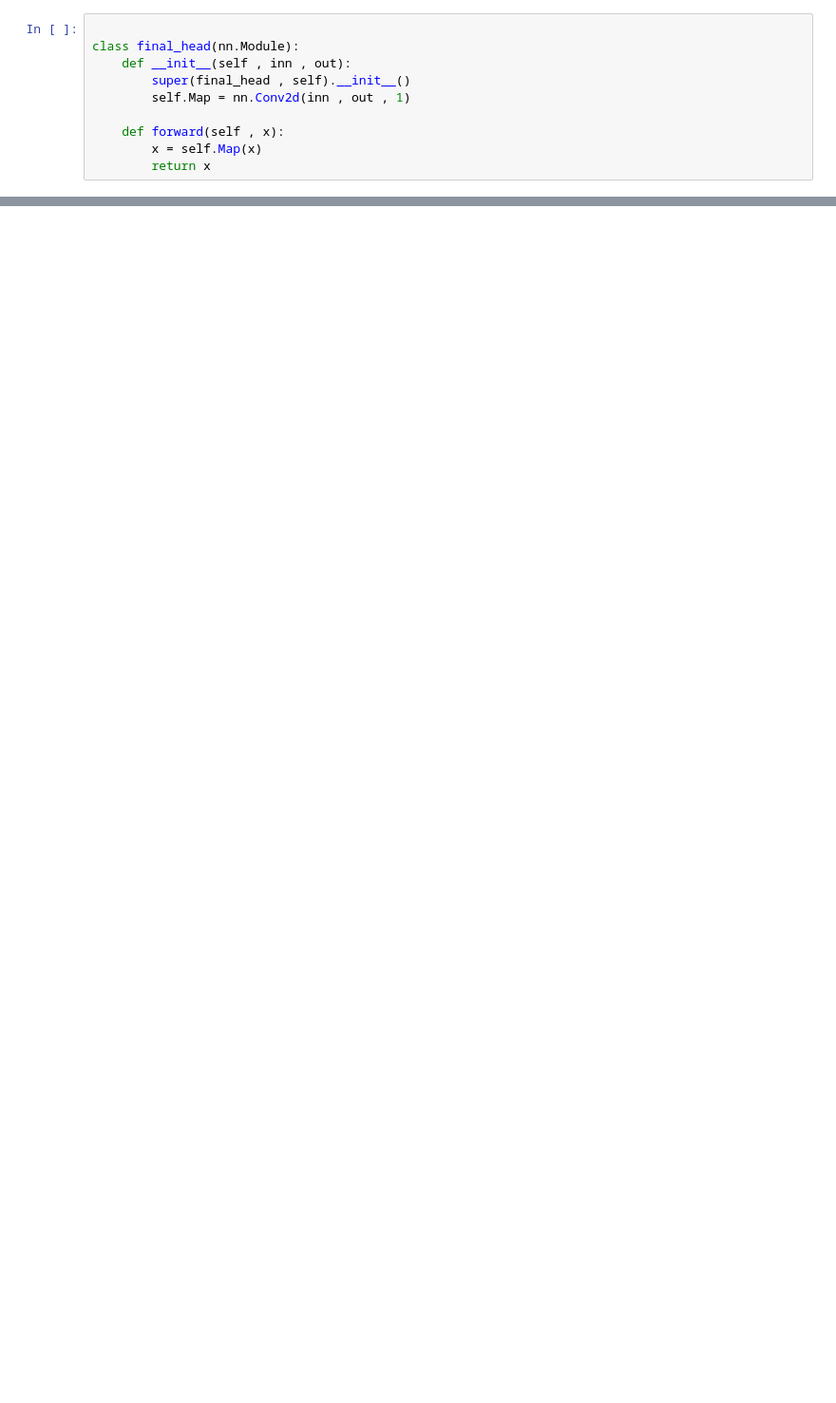
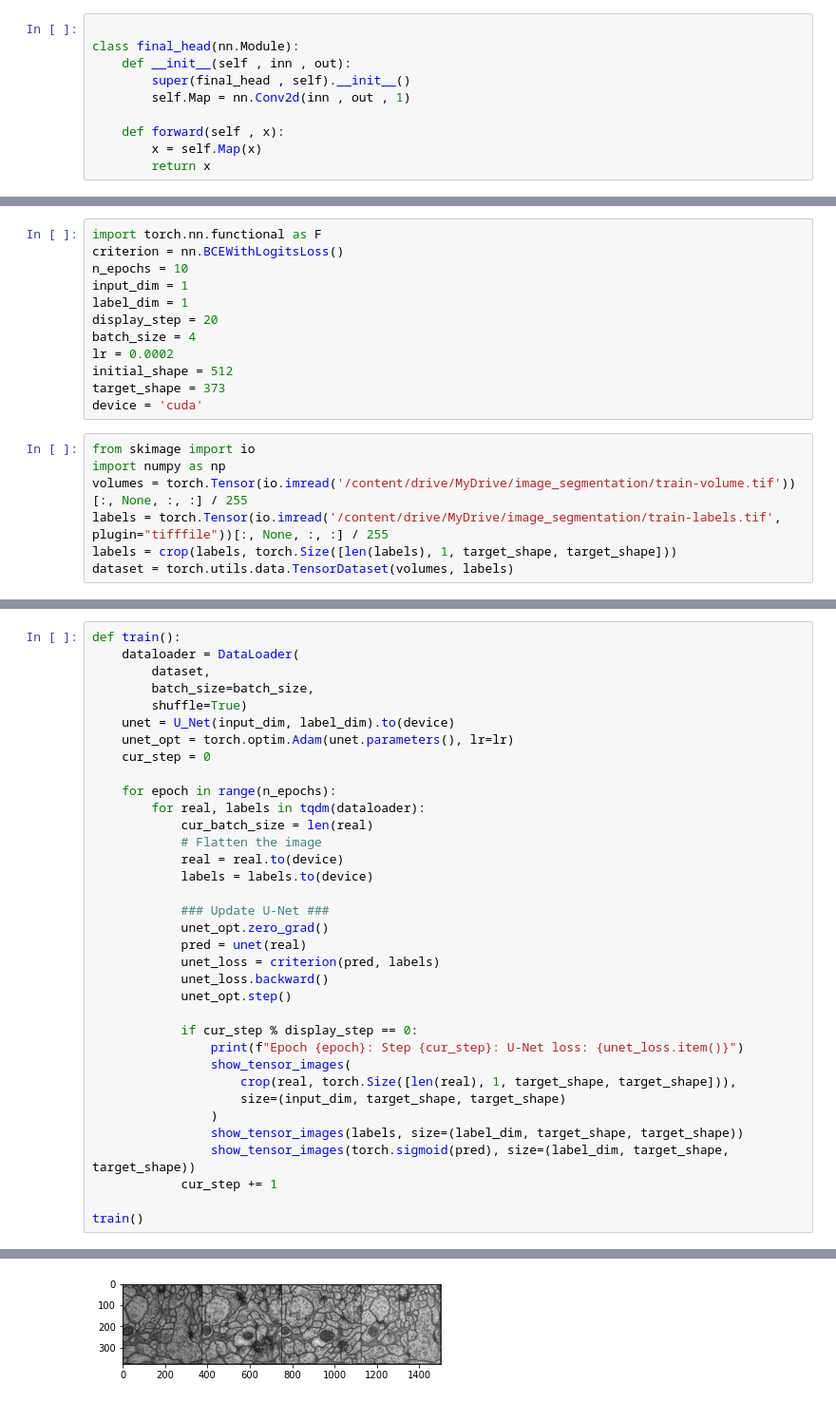
Before and after one commit to husnain-ali21/image_segmentation, a Jupyter notebook: Image_segmentation_with_U_Net.ipynb, the cells around one changed output, grey strips where cells are left out. Shown at 95% size. Cells and saved outputs as stored; diff of their text form; blank space fills up the shorter version.

```diff
--- a/Image_segmentation_with_U_Net.ipynb
+++ b/Image_segmentation_with_U_Net.ipynb
@@ -137,0 +126,19 @@ dict_keys([])
+# %%
+import torch.nn.functional as F
+criterion = nn.BCEWithLogitsLoss()
+n_epochs = 10
+input_dim = 1
+label_dim = 1
+display_step = 20
+batch_size = 4
+lr = 0.0002
+initial_shape = 512
+target_shape = 373
+device = 'cuda'
+# %%
+from skimage import io
+import numpy as np
+volumes = torch.Tensor(io.imread('/content/drive/MyDrive/image_segmentation/train-volume.tif'))[:, None, :, :] / 255
+labels = torch.Tensor(io.imread('/content/drive/MyDrive/image_segmentation/train-labels.tif', plugin="tifffile"))[:, None, :, :] / 255
+labels = crop(labels, torch.Size([len(labels), 1, target_shape, target_shape]))
+dataset = torch.utils.data.TensorDataset(volumes, labels)
@@ -137,0 +149,36 @@ dict_keys([])
+# %%
+def train():
+    dataloader = DataLoader(
+        dataset,
+        batch_size=batch_size,
+        shuffle=True)
+    unet = U_Net(input_dim, label_dim).to(device)
+    unet_opt = torch.optim.Adam(unet.parameters(), lr=lr)
+    cur_step = 0
+
+    for epoch in range(n_epochs):
+        for real, labels in tqdm(dataloader):
+            cur_batch_size = len(real)
+            # Flatten the image
+            real = real.to(device)
+            labels = labels.to(device)
+
+            ### Update U-Net ###
+            unet_opt.zero_grad()
+            pred = unet(real)
+            unet_loss = criterion(pred, labels)
+            unet_loss.backward()
+            unet_opt.step()
+
+            if cur_step % display_step == 0:
+                print(f"Epoch {epoch}: Step {cur_step}: U-Net loss: {unet_loss.item()}")
+                show_tensor_images(
+                    crop(real, torch.Size([len(real), 1, target_shape, target_shape])),
+                    size=(input_dim, target_shape, target_shape)
+                )
+                show_tensor_images(labels, size=(label_dim, target_shape, target_shape))
+                show_tensor_images(torch.sigmoid(pred), size=(label_dim, target_shape, target_shape))
+            cur_step += 1
+
+train()
+# %% [output]
@@ -137,0 +186 @@ dict_keys([])
+[figure, added]
```
Also changed, not shown: parts of 12 cells of this notebook.
